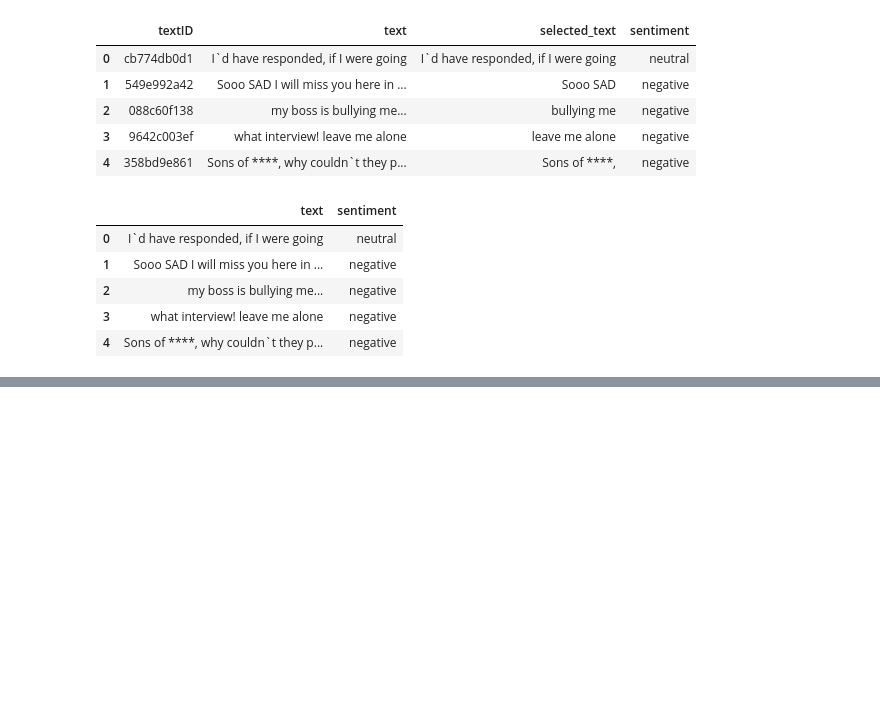
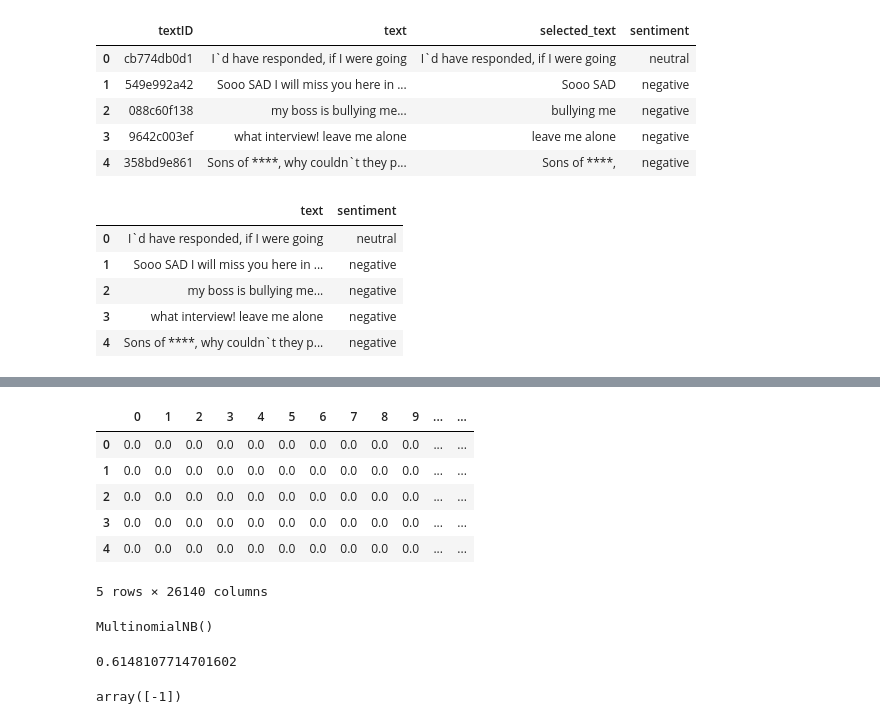
Before and after one commit to Nav-ee-n/nlp-practice, a Jupyter notebook: nlp.ipynb, the cells around one changed output, grey strips where cells are left out. Cells and saved outputs as stored; diff of their text form; code cells hidden in the pictures; blank space fills up the shorter version.

```diff
--- a/nlp.ipynb
+++ b/nlp.ipynb
@@ -242,0 +331,4 @@ df.head()
+# %%
+from nltk.corpus import stopwords
+nltk.download('stopwords')
+sw=stopwords.words('english')
@@ -242,0 +338,3 @@ df.head()
+# %%
+tweets = tweets.apply(lambda x: " ".join([i.lower() for i in x.split() if i not in sw]))
+tweets
@@ -242,0 +356,22 @@ df.head()
+# %%
+from sklearn.feature_extraction.text import TfidfVectorizer
+
+tfidf=TfidfVectorizer()
+
+X=tfidf.fit_transform(tweets)
+# %%
+X=X.toarray()
+# %%
+import pandas as pd
+
+df1=pd.DataFrame(X)
+
+df1.head()
+# %% [output]
+|  | 0 | 1 | 2 | 3 | 4 | 5 | 6 | 7 | 8 | 9 | ... | ... |
+| 0 | 0.0 | 0.0 | 0.0 | 0.0 | 0.0 | 0.0 | 0.0 | 0.0 | 0.0 | 0.0 | ... | ... |
+| 1 | 0.0 | 0.0 | 0.0 | 0.0 | 0.0 | 0.0 | 0.0 | 0.0 | 0.0 | 0.0 | ... | ... |
+| 2 | 0.0 | 0.0 | 0.0 | 0.0 | 0.0 | 0.0 | 0.0 | 0.0 | 0.0 | 0.0 | ... | ... |
+| 3 | 0.0 | 0.0 | 0.0 | 0.0 | 0.0 | 0.0 | 0.0 | 0.0 | 0.0 | 0.0 | ... | ... |
+| 4 | 0.0 | 0.0 | 0.0 | 0.0 | 0.0 | 0.0 | 0.0 | 0.0 | 0.0 | 0.0 | ... | ... |
+5 rows × 26140 columns
@@ -242,0 +384,6 @@ df.head()
+# %%
+nb=MultinomialNB()
+
+nb.fit(x_train,y_train)
+# %% [output]
+MultinomialNB()
@@ -242,0 +394,14 @@ df.head()
+# %%
+print(accuracy_score(y_test,y_predict))
+# %% [output]
+0.6148107714701602
+# %%
+new=['this is a good movie']
+new=['this is a bad movie']
+new=['this is a bad bad movie']
+
+t=tfidf.transform(new)
+
+nb.predict(t)
+# %% [output]
+array([-1])
```
Also changed, not shown: parts of 34 cells of this notebook.
